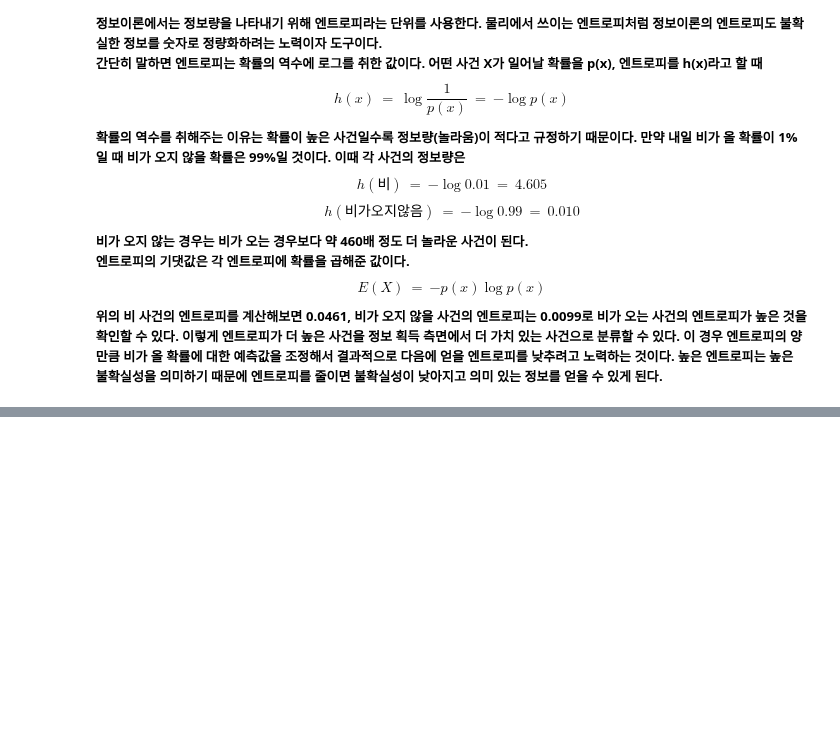
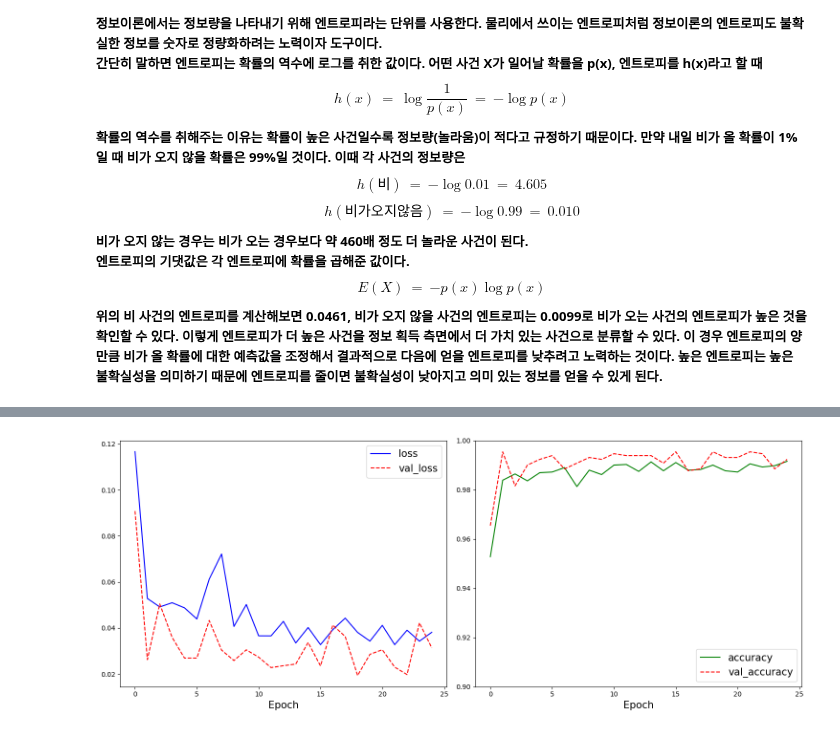
Before and after one commit to rubinkim/deep_learning_09_2022, a Jupyter notebook: chapter_04/ch04_04.ipynb, the cells around one changed output, grey strips where cells are left out. Saved outputs shown, nothing was run; the diff lists cells and outputs as text; code cells hidden in the pictures; blank space fills up the shorter version.

Commit message:
Visualizing loss and accuracy for train & validation

```diff
--- a/chapter_04/ch04_04.ipynb
+++ b/chapter_04/ch04_04.ipynb
@@ -262,3 +262,23 @@ Epoch 24/25
 122/122 [==============================] - 0s 4ms/step - loss: 0.0343 - accuracy: 0.9897 - val_loss: 0.0423 - val_accuracy: 0.9885
 Epoch 25/25
 122/122 [==============================] - 0s 4ms/step - loss: 0.0381 - accuracy: 0.9915 - val_loss: 0.0314 - val_accuracy: 0.9923
+# %%
+plt.figure(figsize=(15, 6))
+
+plt.subplot(1,2,1)
+plt.plot(history.history['loss'], 'b-', label='loss')
+plt.plot(history.history['val_loss'], 'r--', label='val_loss')
+plt.xlabel('Epoch', size=15)
+plt.legend(loc='upper right', fontsize=15)
+
+plt.subplot(1,2,2)
+plt.plot(history.history['accuracy'], 'g-', label='accuracy')
+plt.plot(history.history['val_accuracy'], 'r--', label='val_accuracy')
+plt.xlabel('Epoch', size=15)
+plt.ylim(0.9, 1)
+plt.legend(loc='lower right', fontsize=15)
+
+plt.tight_layout()
+plt.show()
+# %% [output]
+[figure, added]
```
